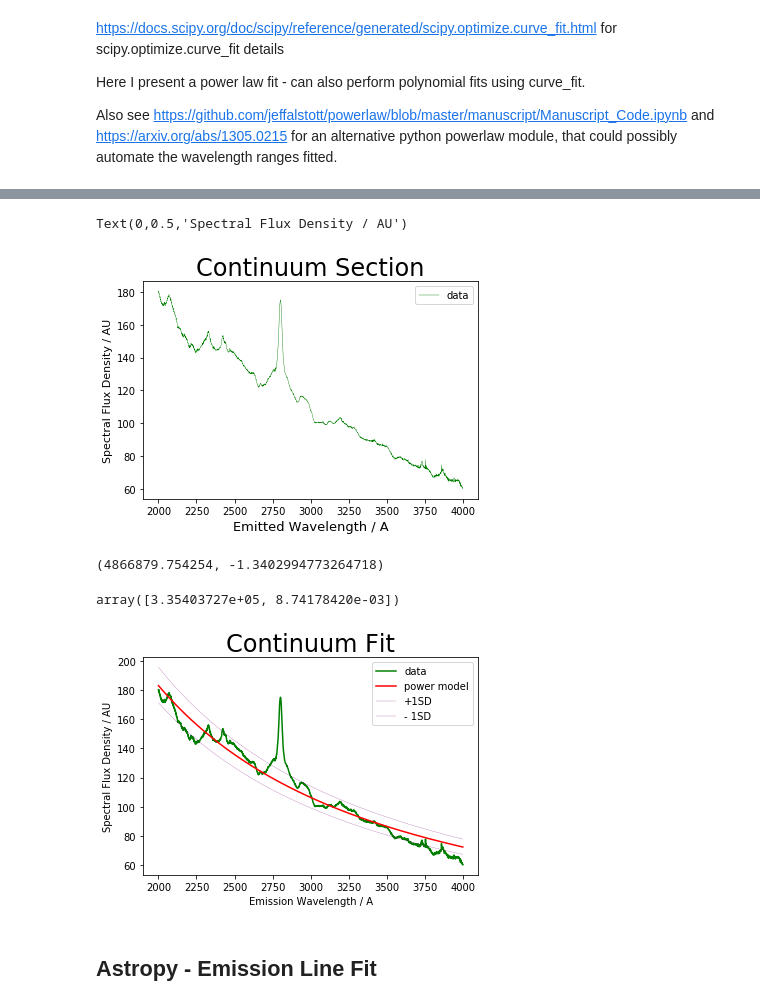
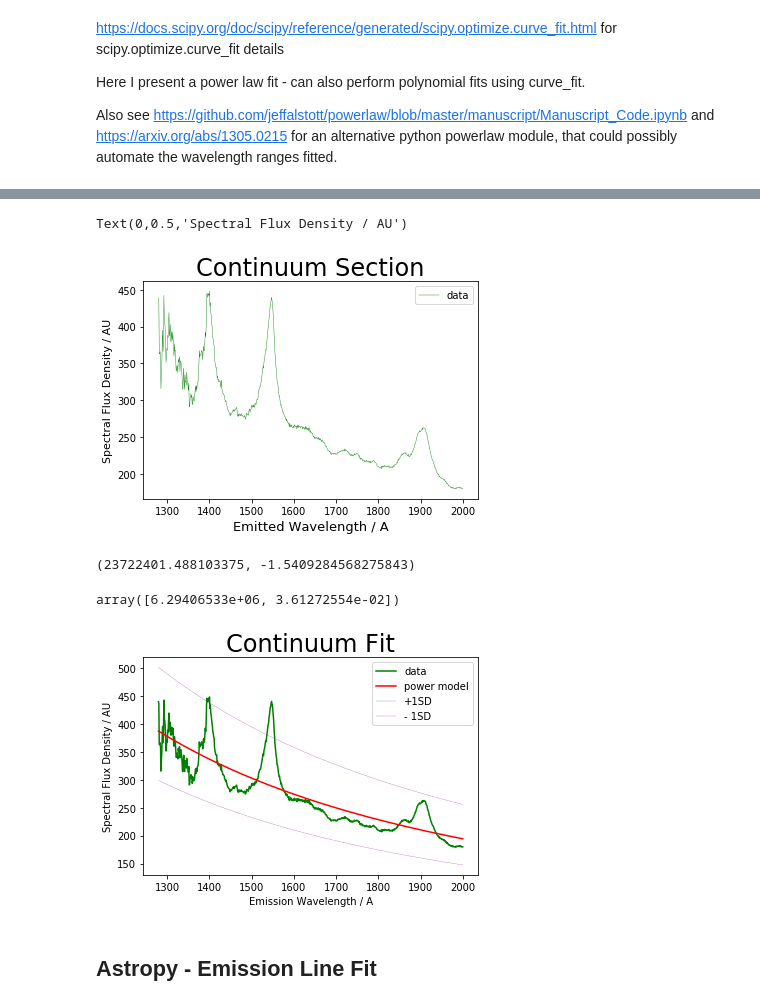
Before and after one commit to spyphyz/curve_fit, a Jupyter notebook: curve_fit_spectrograph.ipynb, the cells around one changed output, grey strips where cells are left out. Drawn from its saved outputs; the diff is of its cells as text; code cells hidden in the pictures.

```diff
--- a/curve_fit_spectrograph.ipynb
+++ b/curve_fit_spectrograph.ipynb
@@ -43,18 +43,18 @@ df1.head(2)
 | 1 | 1280 | 436.743732 | 452.094768 | 359.708749 | 392.566460 | -15.351036 | 77.034983 | ... |
 # %%
 # choose the range of wavelength you want to apply the continuum fit to
-lower_limit = 2000
-upper_limit = 4000
+lower_limit = 0
+upper_limit = 2000
 df2 = df1[(df1['wavelength'] >= lower_limit) & (df1['wavelength'] <= upper_limit)]
 
 # plot this section of spectrum (spectral flux density is in arbitrary units)
 df2.plot(x='wavelength', y='flux', lw=0.4, color='green', label='data')
 plt.title('Continuum Section', fontsize=24, color='black')
 plt.xlabel('Emitted Wavelength / A',  fontsize=13)
 plt.ylabel('Spectral Flux Density / AU', fontsize=11)
 # %% [output]
 Text(0,0.5,'Spectral Flux Density / AU')
-[figure, old version]
+[figure, new version]
 # %%
 xData = df2['wavelength']
 yData = df2['flux']
@@ -68,13 +68,13 @@ popt, pcov = curve_fit(f, xData, yData)
 # the output here are the values for k and a, respectively, where y = kx^a
 popt[0], popt[1]
 # %% [output]
-(4866879.754254, -1.3402994773264718)
+(23722401.488103375, -1.5409284568275843)
 # %%
 # 1SD of the parameters in popt, calculated from the covariance pcov array
 perr = np.sqrt(np.diag(pcov))
 perr
 # %% [output]
-array([3.35403727e+05, 8.74178420e-03])
+array([6.29406533e+06, 3.61272554e-02])
 # %%
 # plot data with power model
 plt.plot(xData, yData, 'g', label='data') # original spectrum data in green
@@ -90,7 +90,7 @@ plt.ylabel('Spectral Flux Density / AU')
 plt.legend()
 plt.savefig(os.path.join(path, 'spectrum_continuum.png'), dpi = 1080)
 # %% [output]
-[figure, old version]
+[figure, new version]
 # %% [markdown]
 ## Astropy - Emission Line Fit
 # %% [markdown]
```
Also changed, not shown: parts of 8 cells of this notebook.
